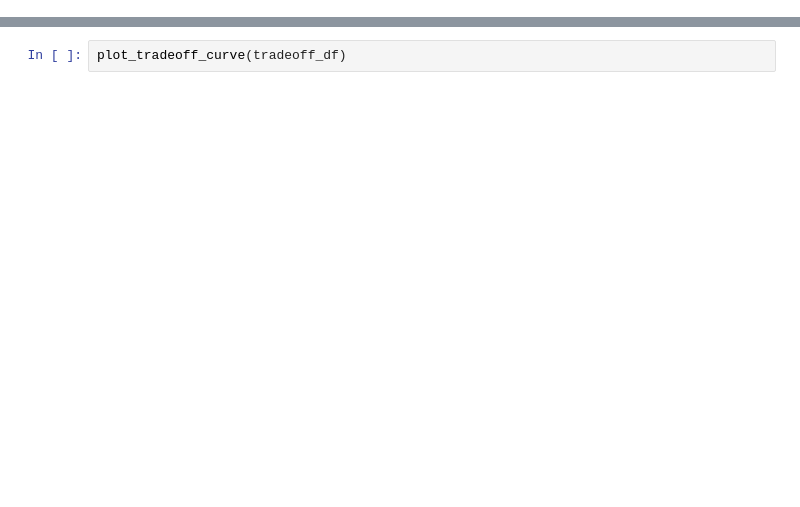
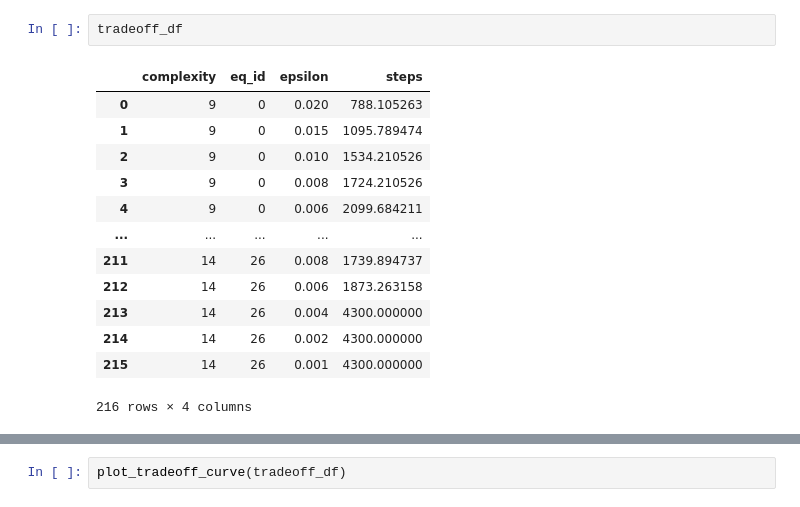
Before and after one commit to daniel-gieseler/early_stop, a Jupyter notebook: src/task_visualization.ipynb, the cells around one changed output, grey strips where cells are left out. Cells and saved outputs as stored; diff of their text form; blank space fills up the shorter version.

```diff
--- a/src/task_visualization.ipynb
+++ b/src/task_visualization.ipynb
@@ -25 +41,17 @@ Evaluating complexity 14
+# %%
+tradeoff_df
+# %% [output]
+|  | complexity | eq_id | epsilon | steps |
+| 0 | 9 | 0 | 0.020 | 788.105263 |
+| 1 | 9 | 0 | 0.015 | 1095.789474 |
+| 2 | 9 | 0 | 0.010 | 1534.210526 |
+| 3 | 9 | 0 | 0.008 | 1724.210526 |
+| 4 | 9 | 0 | 0.006 | 2099.684211 |
+| ... | ... | ... | ... | ... |
+| 211 | 14 | 26 | 0.008 | 1739.894737 |
+| 212 | 14 | 26 | 0.006 | 1873.263158 |
+| 213 | 14 | 26 | 0.004 | 4300.000000 |
+| 214 | 14 | 26 | 0.002 | 4300.000000 |
+| 215 | 14 | 26 | 0.001 | 4300.000000 |
+216 rows × 4 columns
 # %%
```
Also changed, not shown: parts of 3 cells of this notebook, 2 other files.
